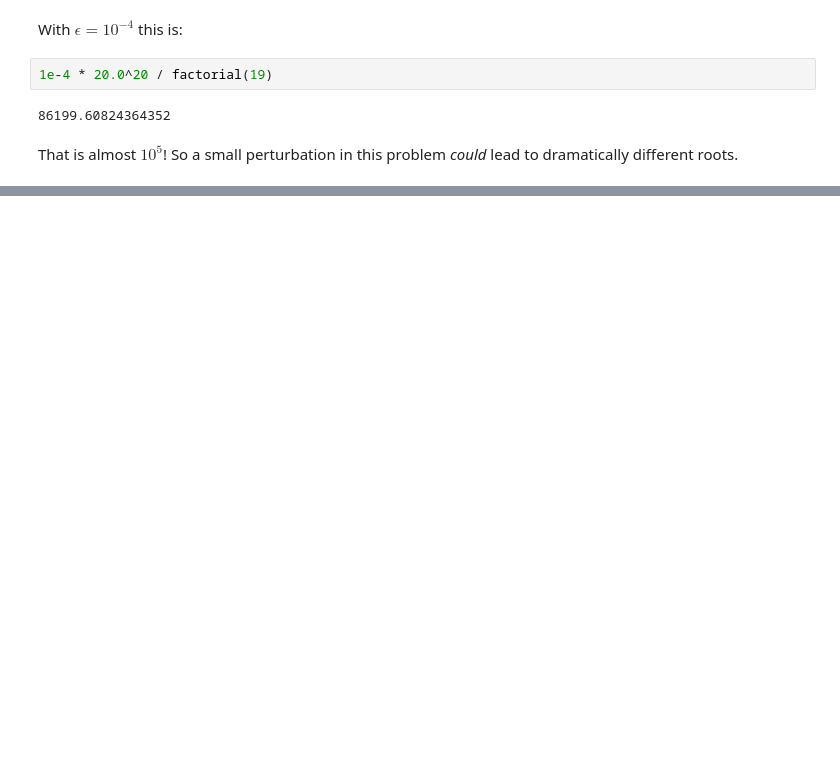
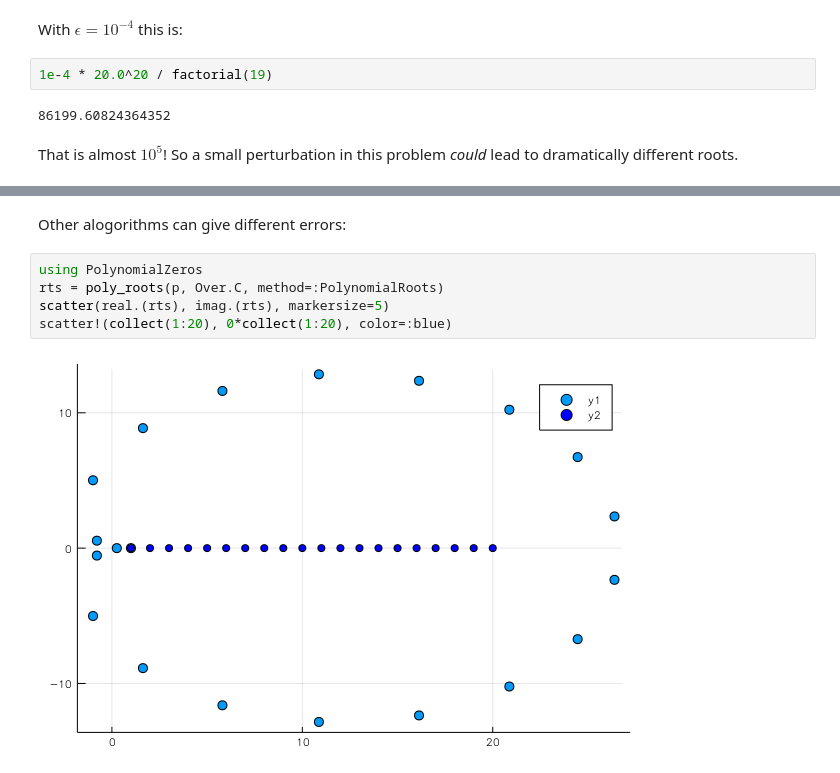
Before and after one commit to csimth335/MTH335, a Jupyter notebook: Chapter2/floating-point-2.ipynb, the cells around one changed output, grey strips where cells are left out. Drawn from its saved outputs; the diff is of its cells as text; blank space fills up the shorter version.

```diff
--- a/Chapter2/floating-point-2.ipynb
+++ b/Chapter2/floating-point-2.ipynb
@@ -840,0 +1013,9 @@ roots(p)
+# %% [markdown]
+<p>Other alogorithms can give different errors:</p>
+# %%
+using PolynomialZeros
+rts = poly_roots(p, Over.C, method=:PolynomialRoots)
+scatter(real.(rts), imag.(rts), markersize=5)
+scatter!(collect(1:20), 0*collect(1:20), color=:blue)
+# %% [output]
+[figure, added]
```
Also changed, not shown: parts of 87 cells of this notebook, 9 other files.
